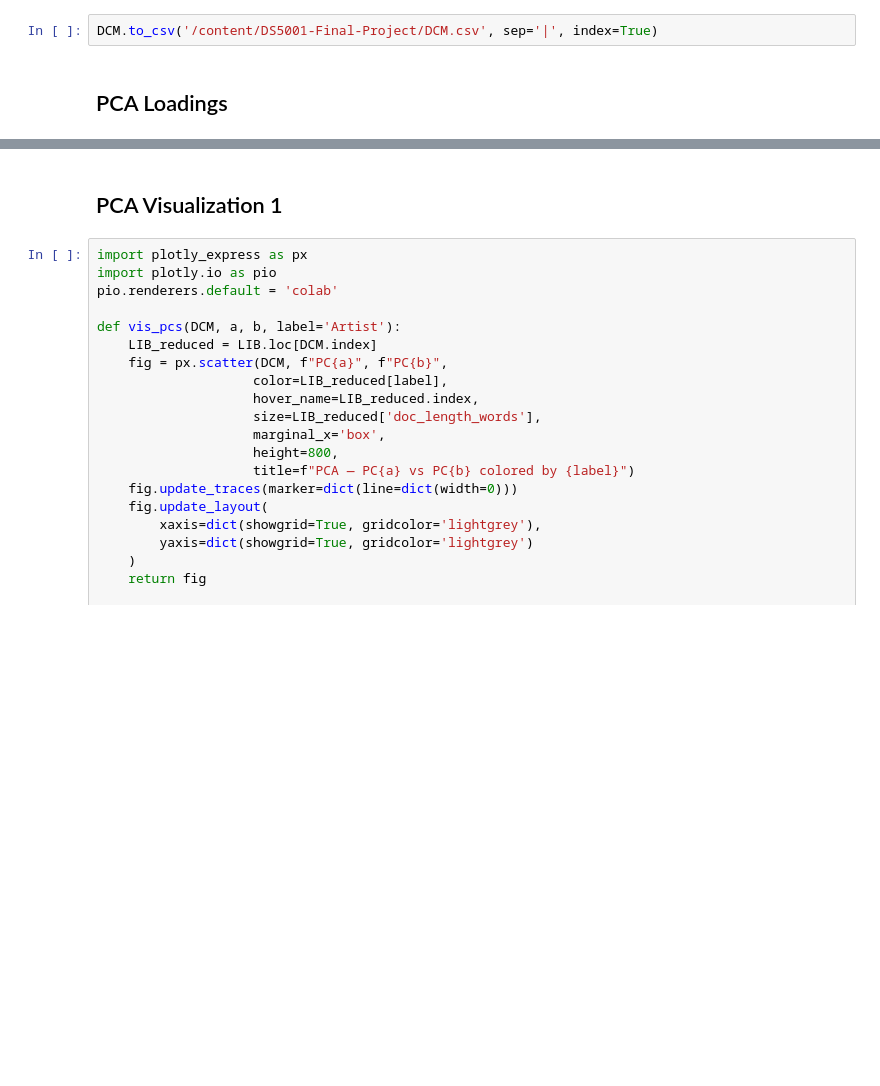
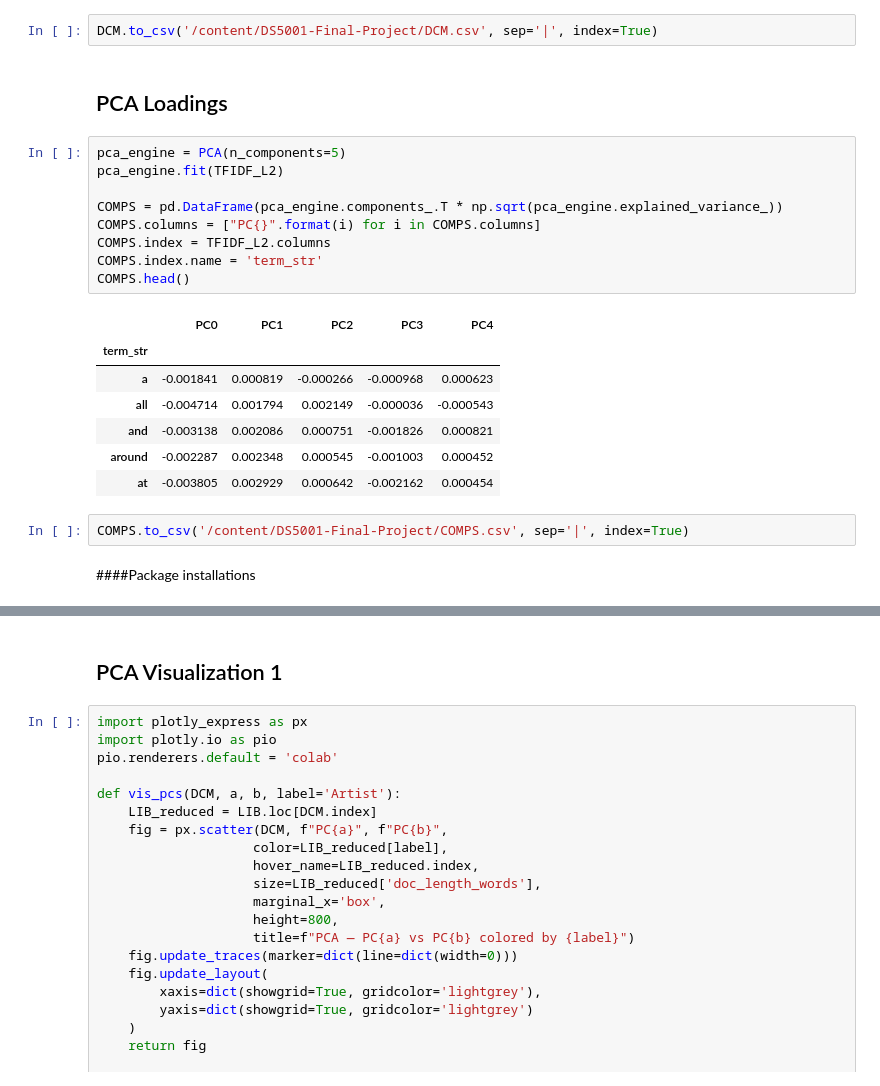
Before and after one commit to maggiecrowner/DS5001-Final-Project, a Jupyter notebook: Models.ipynb, the cells around one changed output, grey strips where cells are left out. Saved outputs shown, nothing was run; the diff lists cells and outputs as text; blank space fills up the shorter version.

```diff
--- a/Models.ipynb
+++ b/Models.ipynb
@@ -104,3 +123,24 @@ DCM.head()
 DCM.to_csv('/content/DS5001-Final-Project/DCM.csv', sep='|', index=True)
 # %% [markdown]
 ## PCA Loadings
+# %%
+pca_engine = PCA(n_components=5)
+pca_engine.fit(TFIDF_L2)
+
+COMPS = pd.DataFrame(pca_engine.components_.T * np.sqrt(pca_engine.explained_variance_))
+COMPS.columns = ["PC{}".format(i) for i in COMPS.columns]
+COMPS.index = TFIDF_L2.columns
+COMPS.index.name = 'term_str'
+COMPS.head()
+# %% [output]
+|  | PC0 | PC1 | PC2 | PC3 | PC4 |
+| term_str |  |  |  |  |  |
+| a | -0.001841 | 0.000819 | -0.000266 | -0.000968 | 0.000623 |
+| all | -0.004714 | 0.001794 | 0.002149 | -0.000036 | -0.000543 |
+| and | -0.003138 | 0.002086 | 0.000751 | -0.001826 | 0.000821 |
+| around | -0.002287 | 0.002348 | 0.000545 | -0.001003 | 0.000452 |
+| at | -0.003805 | 0.002929 | 0.000642 | -0.002162 | 0.000454 |
+# %%
+COMPS.to_csv('/content/DS5001-Final-Project/COMPS.csv', sep='|', index=True)
+# %% [markdown]
+####Package installations
```
Also changed, not shown: parts of 10 cells of this notebook.
